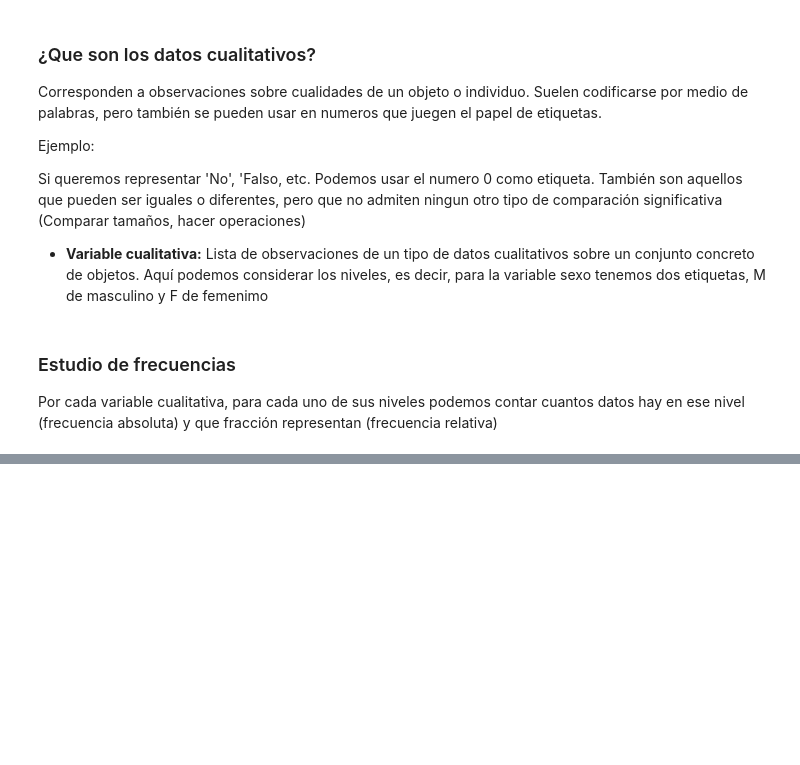
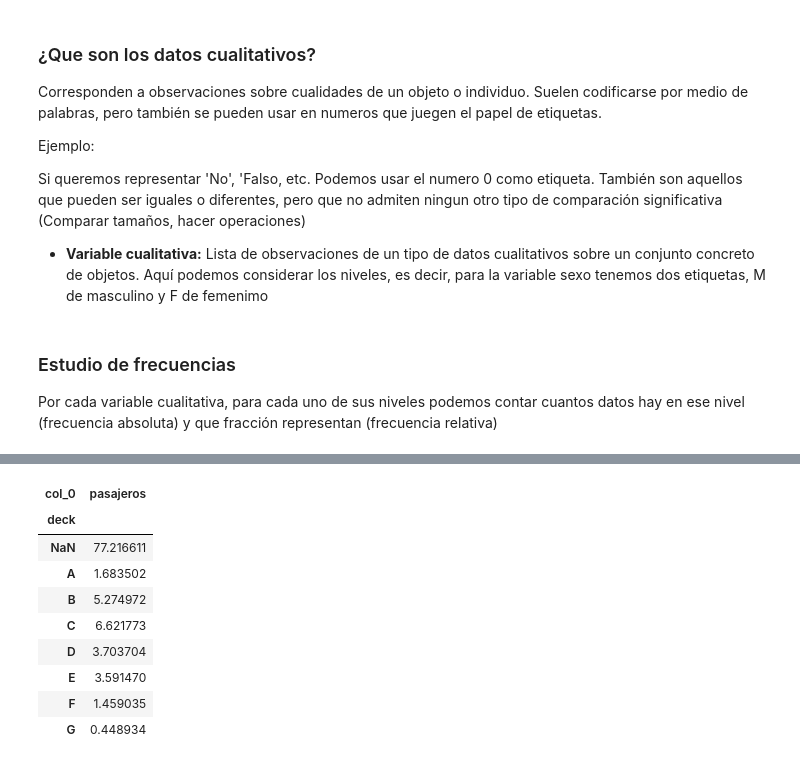
Before and after one commit to sebastian9610/Frogames, a Jupyter notebook: Estadistica-Descriptiva-RStudio-y-Python/EstDescriptiva-Datos-Cualitativos/Apuntes.ipynb, the cells around one changed output, grey strips where cells are left out. Cells and saved outputs as stored; diff of their text form; code cells hidden in the pictures; blank space fills up the shorter version.

```diff
--- a/Estadistica-Descriptiva-RStudio-y-Python/EstDescriptiva-Datos-Cualitativos/Apuntes.ipynb
+++ b/Estadistica-Descriptiva-RStudio-y-Python/EstDescriptiva-Datos-Cualitativos/Apuntes.ipynb
@@ -18,0 +87,13 @@ Por cada variable cualitativa, para cada uno de sus niveles podemos contar cuant
+# %%
+(tab_c / tab_c.sum()) * 100
+# %% [output]
+| col_0 | pasajeros |
+| deck |  |
+| NaN | 77.216611 |
+| A | 1.683502 |
+| B | 5.274972 |
+| C | 6.621773 |
+| D | 3.703704 |
+| E | 3.591470 |
+| F | 1.459035 |
+| G | 0.448934 |
```
Also changed, not shown: parts of 11 cells of this notebook.
